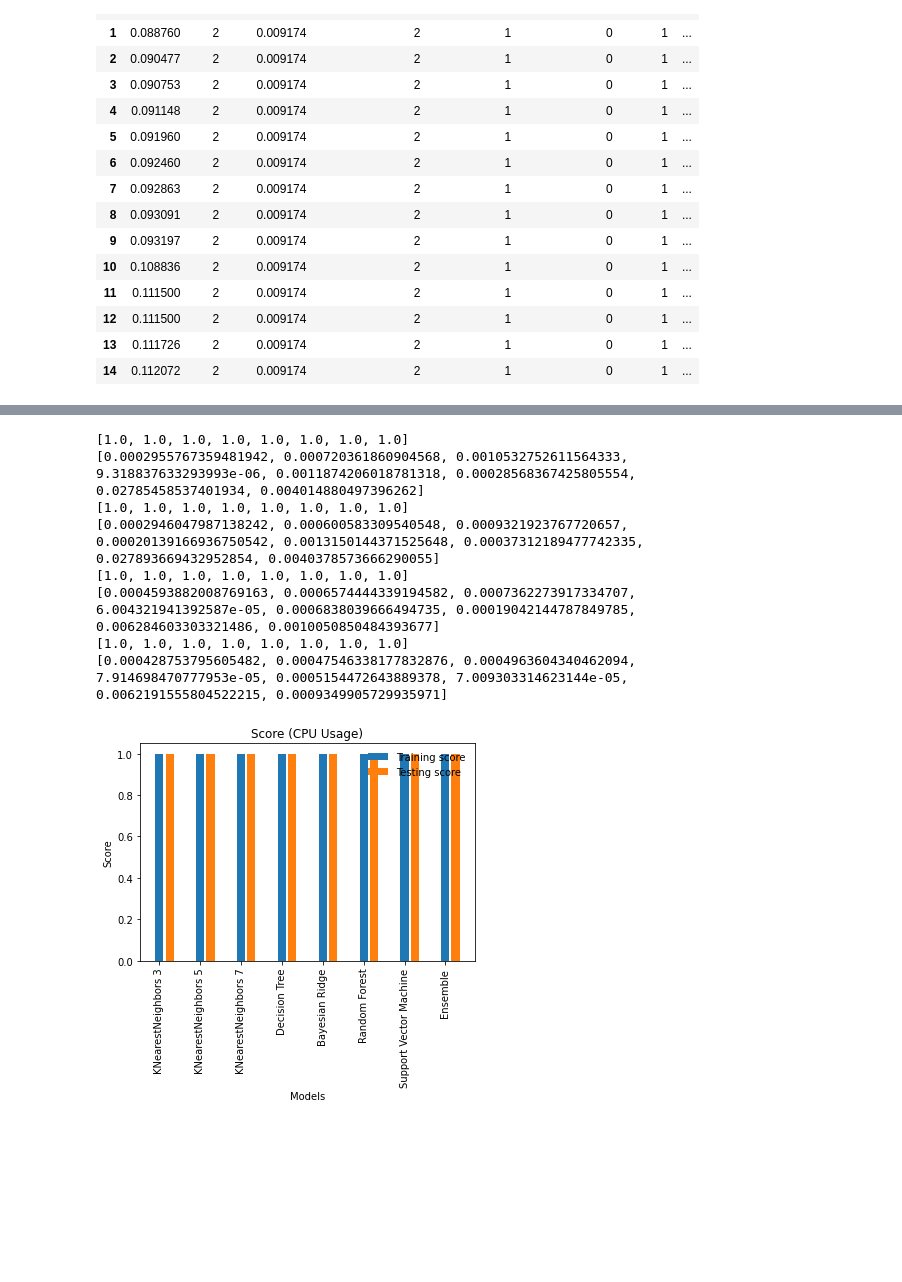
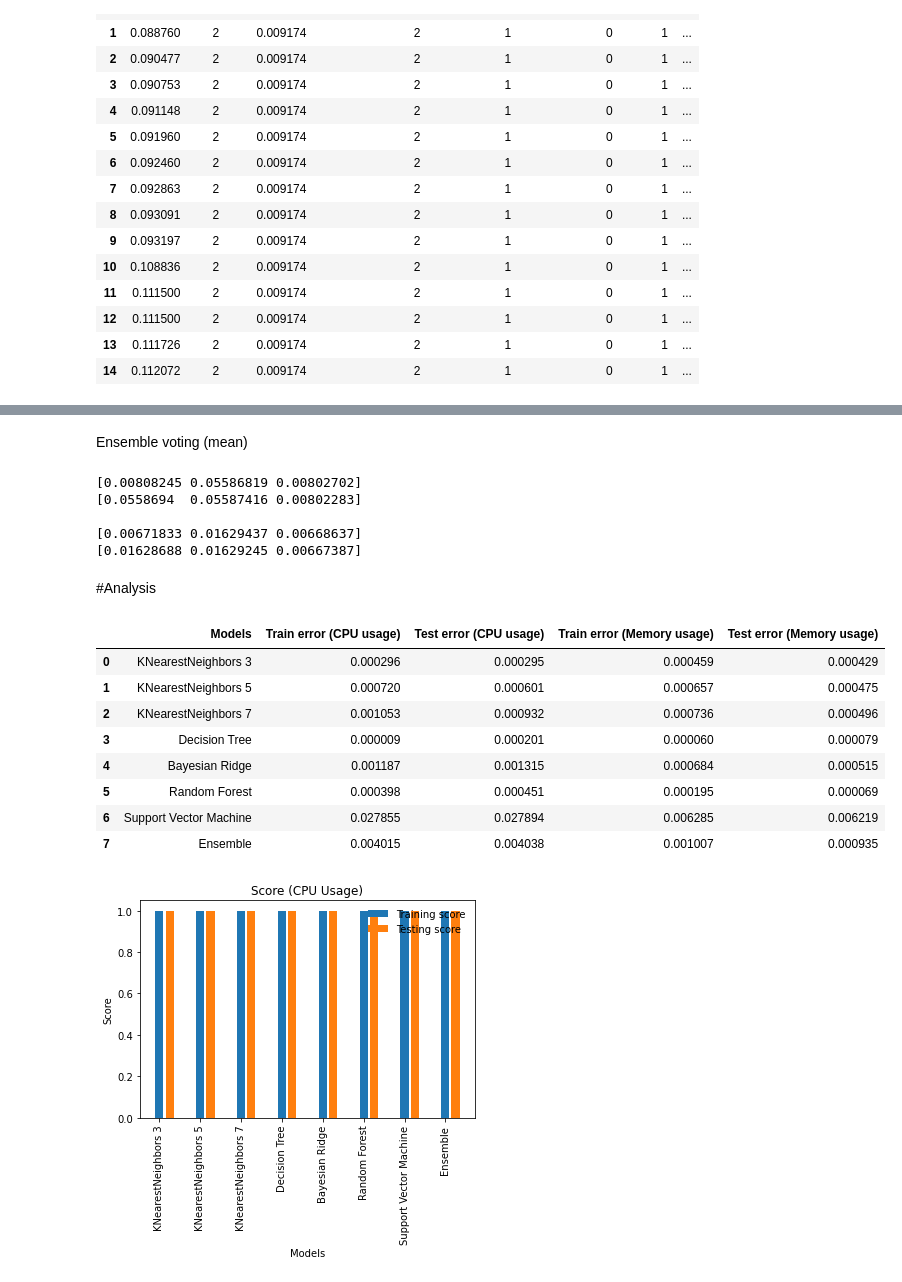
Before and after one commit to arindamkeswani/Cloud-Resource-Allocation, a Jupyter notebook: CPU_Memory_Usage.ipynb, the cells around one changed output, grey strips where cells are left out. Cells and saved outputs as stored; diff of their text form; code cells hidden in the pictures; blank space fills up the shorter version.

Commit message:
Error table added, cells formatted

```diff
--- a/CPU_Memory_Usage.ipynb
+++ b/CPU_Memory_Usage.ipynb
@@ -15,12 +12,12 @@ Mounted at /content/drive/
 # %%
-f= open('/content/drive/My Drive/Datasets/Sem5/data.txt','r')
+f= open('/content/dataset.txt','r')
 line= f.readlines()
 
 cpus=[]
 mu=[]
 j=0
 for i in line:
-  print(j,sep=' ',end='.')
+  # print(j,sep=' ',end='.')
   j+=1
   string= json.loads(i)
   cpus.append(string['resource_request']['cpus'])
@@ -1963,3 +456,5 @@ te_er2.append(math.sqrt(mean_squared_error(y_test2,y_pred_te)))
+# %% [markdown]
+Ensemble voting (mean)
 # %%
 from sklearn.ensemble import VotingRegressor
 en = VotingRegressor([('KNN3', knn3), ('KNN5', knn5), ('KNN7',knn7), ('DT',dt), ('BR',gnb), ('RF', rf), ('SVR',sv)])
@@ -1968,6 +463,11 @@ en = VotingRegressor([('KNN3', knn3), ('KNN5', knn5), ('KNN7',knn7), ('DT',dt),
 en.fit(X_train1,y_train1)
 y_pred_tr=en.predict(X_train1)
 y_pred_te=en.predict(X_test1)
+
+print(y_pred_tr[:3])
+print(y_pred_te[:3])
+print()
+
 
 tr_sc1.append(en.score(X_train1,y_pred_tr))
 te_sc1.append(en.score(X_test1,y_pred_te))
@@ -1980,8 +480,19 @@ en.fit(X_train2,y_train2)
 y_pred_tr=en.predict(X_train2)
 y_pred_te=en.predict(X_test2)
 
+print(y_pred_tr[:3])
+print(y_pred_te[:3])
+print()
+
+
 tr_sc2.append(en.score(X_train2,y_pred_tr))
 te_sc2.append(en.score(X_test2,y_pred_te))
 
 tr_er2.append(math.sqrt(mean_squared_error(y_train2,y_pred_tr)))
 te_er2.append(math.sqrt(mean_squared_error(y_test2,y_pred_te)))
+# %% [output]
+[0.00808245 0.05586819 0.00802702]
+[0.0558694  0.05587416 0.00802283]
+
+[0.00671833 0.01629437 0.00668637]
+[0.01628688 0.01629245 0.00667387]
@@ -1990,3 +499,5 @@ te_er2.append(math.sqrt(mean_squared_error(y_test2,y_pred_te)))
+# %% [markdown]
+#Analysis
 # %%
 mod=['KNearestNeighbors 3','KNearestNeighbors 5','KNearestNeighbors 7','Decision Tree',"Bayesian Ridge",'Random Forest',"Support Vector Machine","Ensemble"]
 
@@ -1999,12 +510,21 @@ print(tr_sc2)
 print(tr_er2)
 print(te_sc2)
 print(te_er2)
-# %% [output]
-[1.0, 1.0, 1.0, 1.0, 1.0, 1.0, 1.0, 1.0]
-[0.0002955767359481942, 0.000720361860904568, 0.0010532752611564333, 9.318837633293993e-06, 0.0011874206018781318, 0.00028568367425805554, 0.02785458537401934, 0.004014880497396262]
-[1.0, 1.0, 1.0, 1.0, 1.0, 1.0, 1.0, 1.0]
-[0.0002946047987138242, 0.000600583309540548, 0.0009321923767720657, 0.00020139166936750542, 0.0013150144371525648, 0.00037312189477742335, 0.027893669432952854, 0.0040378573666290055]
-[1.0, 1.0, 1.0, 1.0, 1.0, 1.0, 1.0, 1.0]
-[0.0004593882008769163, 0.0006574444339194582, 0.0007362273917334707, 6.004321941392587e-05, 0.0006838039666494735, 0.00019042144787849785, 0.006284603303321486, 0.0010050850484393677]
-[1.0, 1.0, 1.0, 1.0, 1.0, 1.0, 1.0, 1.0]
-[0.000428753795605482, 0.00047546338177832876, 0.0004963604340462094, 7.914698470777953e-05, 0.0005154472643889378, 7.009303314623144e-05, 0.0062191555804522215, 0.0009349905729935971]
+# %%
+comp['Models'] = pd.DataFrame(mod)
+comp=comp.drop(0, axis=1)
+comp['Train error (CPU usage)']= pd.Series(tr_er1)
+comp['Test error (CPU usage)']= pd.Series(te_er1)
+comp['Train error (Memory usage)']= pd.Series(tr_er2)
+comp['Test error (Memory usage)']= pd.Series(te_er2)
+comp
+# %% [output]
+|  | Models | Train error (CPU usage) | Test error (CPU usage) | Train error (Memory usage) | Test error (Memory usage) |
+| 0 | KNearestNeighbors 3 | 0.000296 | 0.000295 | 0.000459 | 0.000429 |
+| 1 | KNearestNeighbors 5 | 0.000720 | 0.000601 | 0.000657 | 0.000475 |
+| 2 | KNearestNeighbors 7 | 0.001053 | 0.000932 | 0.000736 | 0.000496 |
+| 3 | Decision Tree | 0.000009 | 0.000201 | 0.000060 | 0.000079 |
+| 4 | Bayesian Ridge | 0.001187 | 0.001315 | 0.000684 | 0.000515 |
+| 5 | Random Forest | 0.000398 | 0.000451 | 0.000195 | 0.000069 |
+| 6 | Support Vector Machine | 0.027855 | 0.027894 | 0.006285 | 0.006219 |
+| 7 | Ensemble | 0.004015 | 0.004038 | 0.001007 | 0.000935 |
```
Also changed, not shown: parts of 26 cells of this notebook.
